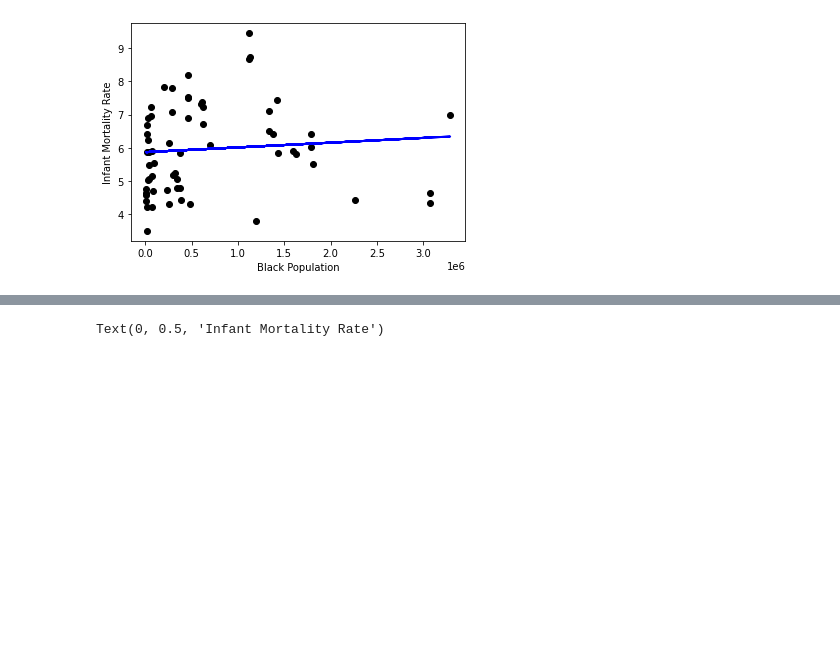
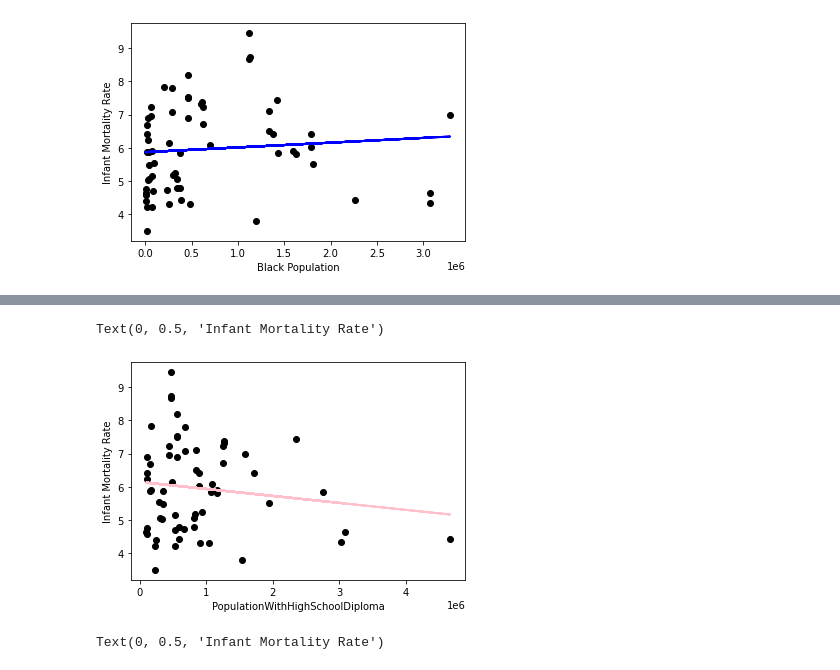
Before and after one commit to etreznoski/Infant_Mortality, a Jupyter notebook: InfantMortalityMachineLearning.ipynb, the cells around one changed output, grey strips where cells are left out. Saved outputs shown, nothing was run; the diff lists cells and outputs as text; code cells hidden in the pictures; blank space fills up the shorter version.

```diff
--- a/InfantMortalityMachineLearning.ipynb
+++ b/InfantMortalityMachineLearning.ipynb
@@ -208,3 +221,15 @@ Text(0, 0.5, 'Infant Mortality Rate')
+# %%
+x=X_test["PopulationWithHighSchoolDiploma"]
+y=y_test["Rate"].astype(float)
+
+plt.scatter(x,y, color="black")
+m,b=np.polyfit(x,y,1)
+plt.plot(x,m*x+b, color="pink", linewidth=2)
+plt.xlabel("PopulationWithHighSchoolDiploma")
+plt.ylabel("Infant Mortality Rate")
+# %% [output]
+Text(0, 0.5, 'Infant Mortality Rate')
+[figure, added]
 # %%
 x=X_test["PovertyRate"]
 y=y_test["Rate"].astype(float)
```
Also changed, not shown: parts of 4 cells of this notebook.
